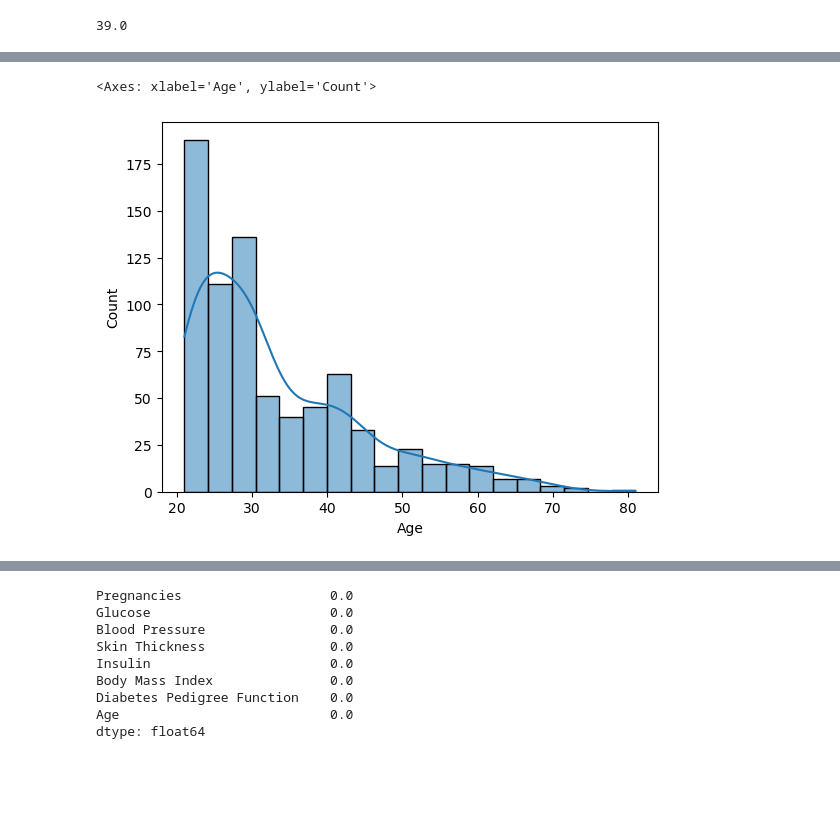
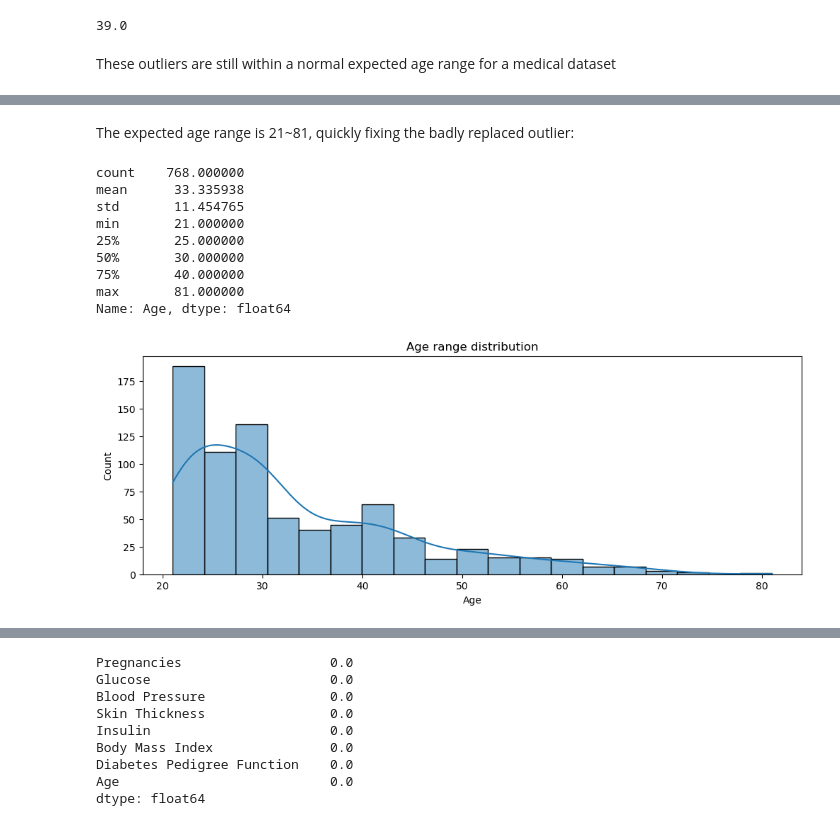
Before and after one commit to solkhu/Final-Project, a Jupyter notebook: rsc/notebooks/data-analysis.ipynb, the cells around one changed output, grey strips where cells are left out. Cells and saved outputs as stored; diff of their text form; code cells hidden in the pictures; blank space fills up the shorter version.

```diff
--- a/rsc/notebooks/data-analysis.ipynb
+++ b/rsc/notebooks/data-analysis.ipynb
@@ -97,0 +100,2 @@ memory usage: 101.2+ KB
+# %%
+df['Outcome'] = df['Outcome'].astype('object')
@@ -167,6 +176,8 @@ True
 float(str(396.0)[:-3])
 # %% [output]
 39.0
+# %% [markdown]
+These outliers are still within a normal expected age range for a medical dataset
 # %%
 for idx, value in df[verify_outliers(df,'Age')[1]]['Age'].items():
     if len(str(int(value)))>2:
@@ -190,10 +201,26 @@ df[verify_outliers(df,'Age')[1]]['Age']
 759    66.0
 763    63.0
 Name: Age, dtype: float64
+# %% [markdown]
+The expected age range is 21~81, quickly fixing the badly replaced outlier:
 # %%
 df['Age'] = df['Age'].replace(15., 50.)
+# %%
+df['Age'].describe()
+# %% [output]
+count    768.000000
+mean      33.335938
+std       11.454765
+min       21.000000
+25%       25.000000
+50%       30.000000
+75%       40.000000
+max       81.000000
+Name: Age, dtype: float64
 # %%
+plt.figure(figsize=(12,4))
 sns.histplot(df.Age, kde=True)
+plt.title('Age range distribution')
+plt.show()
 # %% [output]
-<Axes: xlabel='Age', ylabel='Count'>
-[figure, old version]
+[figure, new version]
```
Also changed, not shown: parts of 16 cells of this notebook, 2 other files.
